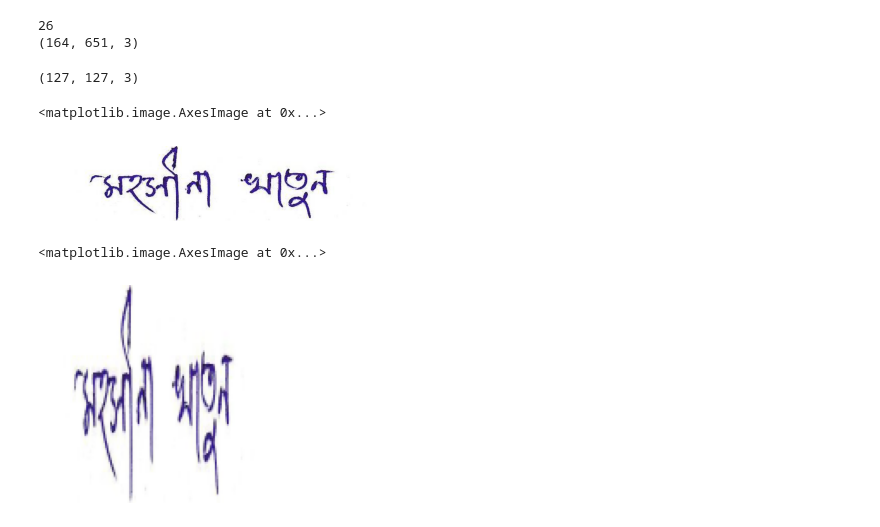
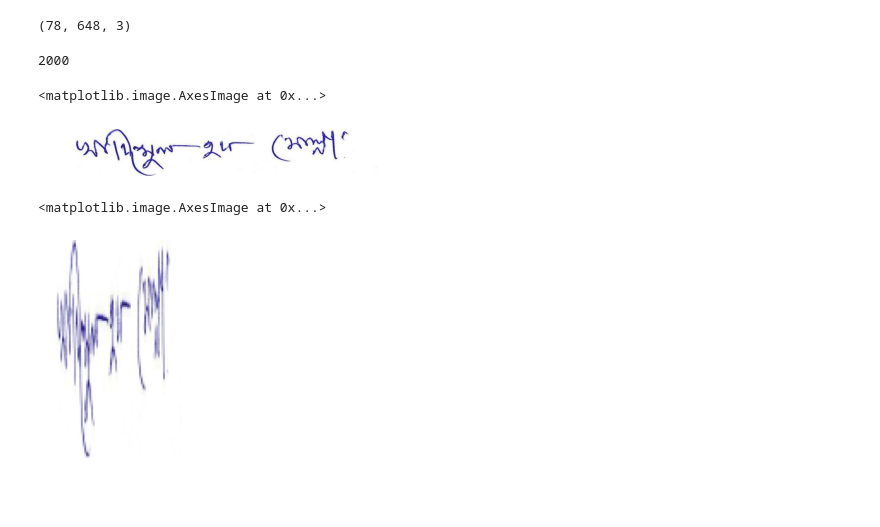
Before and after one commit to NahinBanu/SignDetection, a Jupyter notebook: code/Experimental_notebook.ipynb, the cells around one changed output. Saved outputs shown, nothing was run; the diff lists cells and outputs as text; code cells hidden in the pictures; blank space fills up the shorter version.

```diff
--- a/code/Experimental_notebook.ipynb
+++ b/code/Experimental_notebook.ipynb
@@ -5,29 +4,31 @@ import matplotlib.pyplot as plt
 import numpy as np
 import cv2
 # %%
-path = "../Signs/Originals/17/"
-original_image = Load_Image(path)
-print(len(original_image))
-print(original_image[1].shape)
+path = "../Signs/Genuine/"
+Original_Images = Load_Image(path)
+print(Original_Images[1].shape)
 # %% [output]
-26
-(164, 651, 3)
+(78, 648, 3)
-# %%
-res_image = Resize_Image(original_image[2], dim=(127, 127))
-res_image.shape
-# %% [output]
-(127, 127, 3)
+# %%
+resized_img = []
+for i in range(len(Original_Images)):
+    img = Resize_Image(Original_Images[i], dim=(80, 127))
+    if img is not None:
+        resized_img.append(img)
+print(len(resized_img))
+# %% [output]
+2000
 # %%
 plt.axis('off')
-plt.imshow(original_image[2])
+plt.imshow(Original_Images[2])
 # plt.imshow(res_image)
 # %% [output]
 <matplotlib.image.AxesImage at 0x...>
-[figure, old version]
+[figure, new version]
 # %%
 plt.axis('off')
 
-plt.imshow(res_image)
+plt.imshow(resized_img[2])
 # %% [output]
 <matplotlib.image.AxesImage at 0x...>
-[figure, old version]
+[figure, new version]
```
Also changed, not shown: parts of 1 cell of this notebook, 4 other files.
